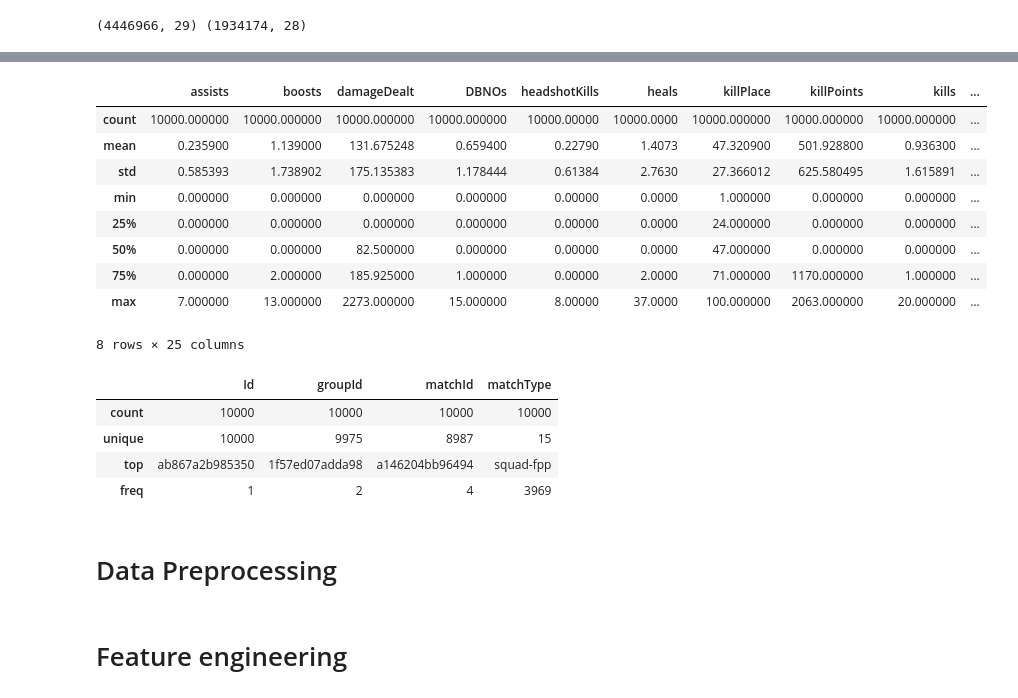
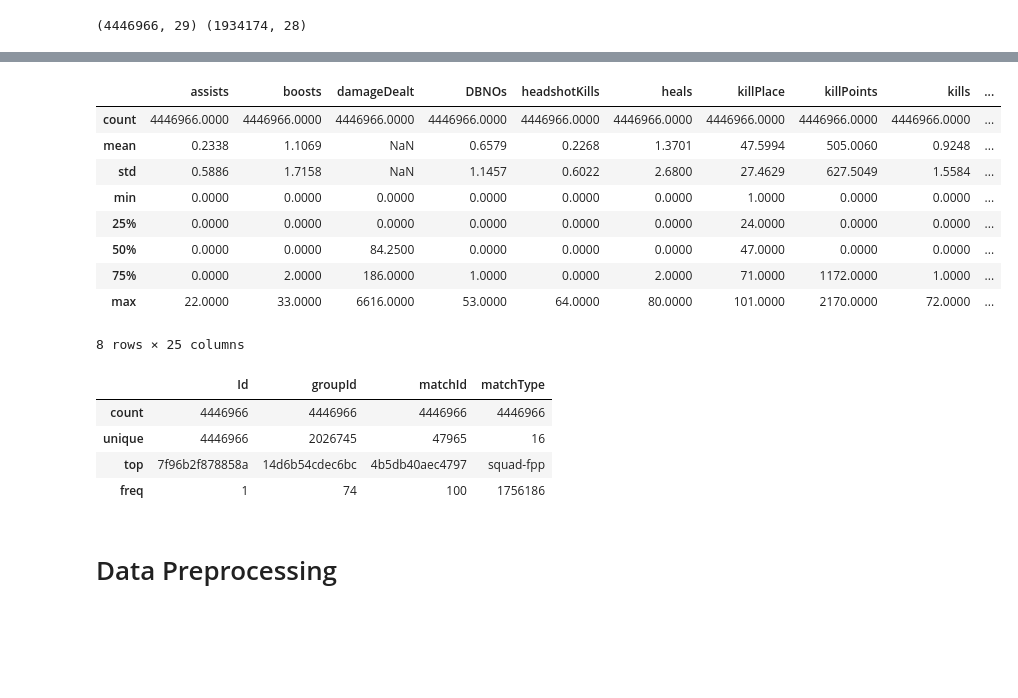
Before and after one commit to Sankamita3131/PUBG_Finish_Placement_Prediction, a Jupyter notebook: mini4.ipynb, the cells around one changed output, grey strips where cells are left out. Saved outputs shown, nothing was run; the diff lists cells and outputs as text; code cells hidden in the pictures; blank space fills up the shorter version.

```diff
--- a/mini4.ipynb
+++ b/mini4.ipynb
@@ -44,8 +46,8 @@ testFile = f"{dataPath}test_V2.csv"
 # Load DataSet
 # %%
 # _raw : 원본 로드한 데이터
-train_raw = pd.read_csv(trainFile)
-test_raw = pd.read_csv(testFile)
+train_raw = pd.read_csv(train_file)
+test_raw = pd.read_csv(test_file)
 
 print(train_raw.shape, test_raw.shape)
 # %% [output]
@@ -86,0 +77,32 @@ memory usage: 2.3+ MB
+# %%
+def reduce_mem_usage(df, verbose=True):
+    numerics = ['int16', 'int32', 'int64', 'float16', 'float32', 'float64']
+    start_mem = df.memory_usage().sum() / 1024**2
+    for col in df.columns:
+        col_type = df[col].dtypes
+        if col_type in numerics:
+            c_min = df[col].min()
+            c_max = df[col].max()
+            if str(col_type)[:3] == 'int':
+                if c_min > np.iinfo(np.int8).min and c_max < np.iinfo(np.int8).max:
+                    df[col] = df[col].astype(np.int8)
+                elif c_min > np.iinfo(np.int16).min and c_max < np.iinfo(np.int16).max:
+                    df[col] = df[col].astype(np.int16)
+                elif c_min > np.iinfo(np.int32).min and c_max < np.iinfo(np.int32).max:
+                    df[col] = df[col].astype(np.int32)
+                elif c_min > np.iinfo(np.int64).min and c_max < np.iinfo(np.int64).max:
+                    df[col] = df[col].astype(np.int64)
+            else:
+                if c_min > np.finfo(np.float16).min and c_max < np.finfo(np.float16).max:
+                    df[col] = df[col].astype(np.float16)
+                elif c_min > np.finfo(np.float32).min and c_max < np.finfo(np.float32).max:
+                    df[col] = df[col].astype(np.float32)
+                else:
+                    df[col] = df[col].astype(np.float64)
+    end_mem = df.memory_usage().sum() / 1024**2
+    if verbose: print('Mem. usage decreased to {:5.2f} Mb ({:.1f}% reduction)'.format(end_mem, 100 * (start_mem - end_mem) / start_mem))
+    return df
+# %%
+train_raw = reduce_mem_usage(train_raw)
+
+train_raw.info()
@@ -87,25 +127,23 @@ memory usage: 2.3+ MB
 # %%
-train_rs.describe()
+train_raw.describe()
 # %% [output]
 |  | assists | boosts | damageDealt | DBNOs | headshotKills | heals | killPlace | killPoints | kills | ... |
-| count | 10000.000000 | 10000.000000 | 10000.000000 | 10000.000000 | 10000.00000 | 10000.0000 | 10000.000000 | 10000.000000 | 10000.000000 | ... |
-| mean | 0.235900 | 1.139000 | 131.675248 | 0.659400 | 0.22790 | 1.4073 | 47.320900 | 501.928800 | 0.936300 | ... |
-| std | 0.585393 | 1.738902 | 175.135383 | 1.178444 | 0.61384 | 2.7630 | 27.366012 | 625.580495 | 1.615891 | ... |
-| min | 0.000000 | 0.000000 | 0.000000 | 0.000000 | 0.00000 | 0.0000 | 1.000000 | 0.000000 | 0.000000 | ... |
-| 25% | 0.000000 | 0.000000 | 0.000000 | 0.000000 | 0.00000 | 0.0000 | 24.000000 | 0.000000 | 0.000000 | ... |
-| 50% | 0.000000 | 0.000000 | 82.500000 | 0.000000 | 0.00000 | 0.0000 | 47.000000 | 0.000000 | 0.000000 | ... |
-| 75% | 0.000000 | 2.000000 | 185.925000 | 1.000000 | 0.00000 | 2.0000 | 71.000000 | 1170.000000 | 1.000000 | ... |
-| max | 7.000000 | 13.000000 | 2273.000000 | 15.000000 | 8.00000 | 37.0000 | 100.000000 | 2063.000000 | 20.000000 | ... |
+| count | 4446966.0000 | 4446966.0000 | 4446966.0000 | 4446966.0000 | 4446966.0000 | 4446966.0000 | 4446966.0000 | 4446966.0000 | 4446966.0000 | ... |
+| mean | 0.2338 | 1.1069 | NaN | 0.6579 | 0.2268 | 1.3701 | 47.5994 | 505.0060 | 0.9248 | ... |
+| std | 0.5886 | 1.7158 | NaN | 1.1457 | 0.6022 | 2.6800 | 27.4629 | 627.5049 | 1.5584 | ... |
+| min | 0.0000 | 0.0000 | 0.0000 | 0.0000 | 0.0000 | 0.0000 | 1.0000 | 0.0000 | 0.0000 | ... |
+| 25% | 0.0000 | 0.0000 | 0.0000 | 0.0000 | 0.0000 | 0.0000 | 24.0000 | 0.0000 | 0.0000 | ... |
+| 50% | 0.0000 | 0.0000 | 84.2500 | 0.0000 | 0.0000 | 0.0000 | 47.0000 | 0.0000 | 0.0000 | ... |
+| 75% | 0.0000 | 2.0000 | 186.0000 | 1.0000 | 0.0000 | 2.0000 | 71.0000 | 1172.0000 | 1.0000 | ... |
+| max | 22.0000 | 33.0000 | 6616.0000 | 53.0000 | 64.0000 | 80.0000 | 101.0000 | 2170.0000 | 72.0000 | ... |
 8 rows × 25 columns
 # %%
-train_rs.describe(include="O")
+train_raw.describe(include="O")
 # %% [output]
 |  | Id | groupId | matchId | matchType |
-| count | 10000 | 10000 | 10000 | 10000 |
-| unique | 10000 | 9975 | 8987 | 15 |
-| top | ab867a2b985350 | 1f57ed07adda98 | a146204bb96494 | squad-fpp |
-| freq | 1 | 2 | 4 | 3969 |
+| count | 4446966 | 4446966 | 4446966 | 4446966 |
+| unique | 4446966 | 2026745 | 47965 | 16 |
+| top | 7f96b2f878858a | 14d6b54cdec6bc | 4b5db40aec4797 | squad-fpp |
+| freq | 1 | 74 | 100 | 1756186 |
 # %% [markdown]
 # Data Preprocessing
-# %% [markdown]
-# Feature engineering
```
Also changed, not shown: parts of 21 cells of this notebook.
